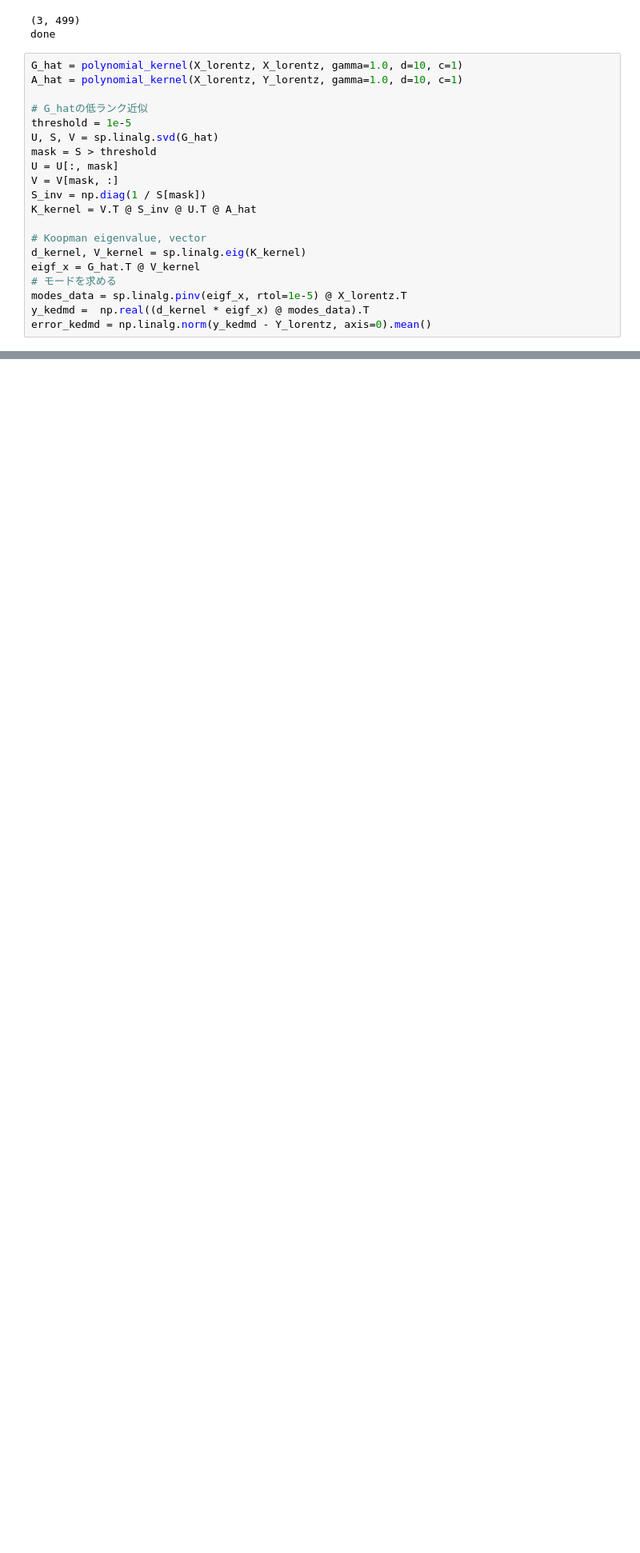
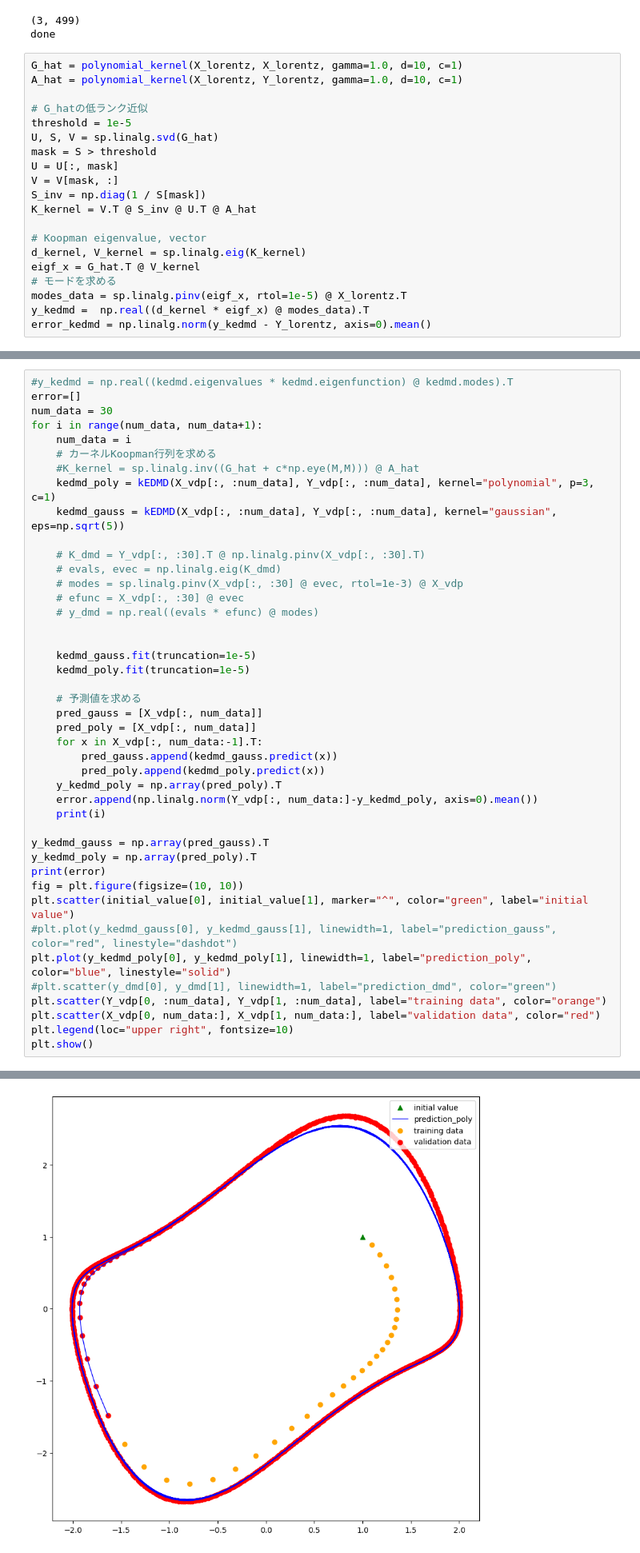
Before and after one commit to skyamat0/research, a Jupyter notebook: test.ipynb, the cells around one changed output, grey strips where cells are left out. Shown: that part at 80% size. Saved outputs shown, nothing was run; the diff lists cells and outputs as text; blank space fills up the shorter version.

```diff
--- a/test.ipynb
+++ b/test.ipynb
@@ -207,0 +291,44 @@ plt.show()
+# %%
+#y_kedmd = np.real((kedmd.eigenvalues * kedmd.eigenfunction) @ kedmd.modes).T
+error=[]
+num_data = 30
+for i in range(num_data, num_data+1):
+    num_data = i
+    # カーネルKoopman行列を求める
+    #K_kernel = sp.linalg.inv((G_hat + c*np.eye(M,M))) @ A_hat
+    kedmd_poly = kEDMD(X_vdp[:, :num_data], Y_vdp[:, :num_data], kernel="polynomial", p=3, c=1)
+    kedmd_gauss = kEDMD(X_vdp[:, :num_data], Y_vdp[:, :num_data], kernel="gaussian", eps=np.sqrt(5))
+
+    # K_dmd = Y_vdp[:, :30].T @ np.linalg.pinv(X_vdp[:, :30].T)
+    # evals, evec = np.linalg.eig(K_dmd)
+    # modes = sp.linalg.pinv(X_vdp[:, :30] @ evec, rtol=1e-3) @ X_vdp
+    # efunc = X_vdp[:, :30] @ evec
+    # y_dmd = np.real((evals * efunc) @ modes)
+
+
+    kedmd_gauss.fit(truncation=1e-5)
+    kedmd_poly.fit(truncation=1e-5)
+
+    # 予測値を求める
+    pred_gauss = [X_vdp[:, num_data]]
+    pred_poly = [X_vdp[:, num_data]]
+    for x in X_vdp[:, num_data:-1].T:
+        pred_gauss.append(kedmd_gauss.predict(x))
+        pred_poly.append(kedmd_poly.predict(x))
+    y_kedmd_poly = np.array(pred_poly).T
+    error.append(np.linalg.norm(Y_vdp[:, num_data:]-y_kedmd_poly, axis=0).mean())
+    print(i)
+
+y_kedmd_gauss = np.array(pred_gauss).T
+y_kedmd_poly = np.array(pred_poly).T
+print(error)
+fig = plt.figure(figsize=(10, 10))
+plt.scatter(initial_value[0], initial_value[1], marker="^", color="green", label="initial value")
+#plt.plot(y_kedmd_gauss[0], y_kedmd_gauss[1], linewidth=1, label="prediction_gauss", color="red", linestyle="dashdot")
+plt.plot(y_kedmd_poly[0], y_kedmd_poly[1], linewidth=1, label="prediction_poly", color="blue", linestyle="solid")
+#plt.scatter(y_dmd[0], y_dmd[1], linewidth=1, label="prediction_dmd", color="green")
+plt.scatter(Y_vdp[0, :num_data], Y_vdp[1, :num_data], label="training data", color="orange")
+plt.scatter(X_vdp[0, num_data:], X_vdp[1, num_data:], label="validation data", color="red")
+plt.legend(loc="upper right", fontsize=10)
+plt.show()
+# %% [output]
@@ -207,0 +337 @@ plt.show()
+[figure, added]
```
Also changed, not shown: parts of 13 cells of this notebook, 6 other files.
